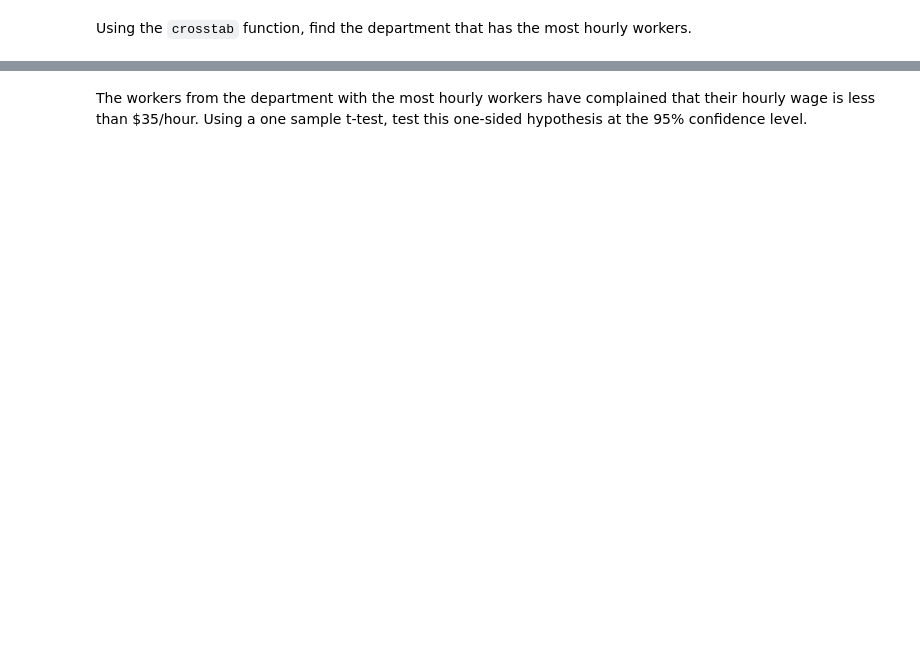
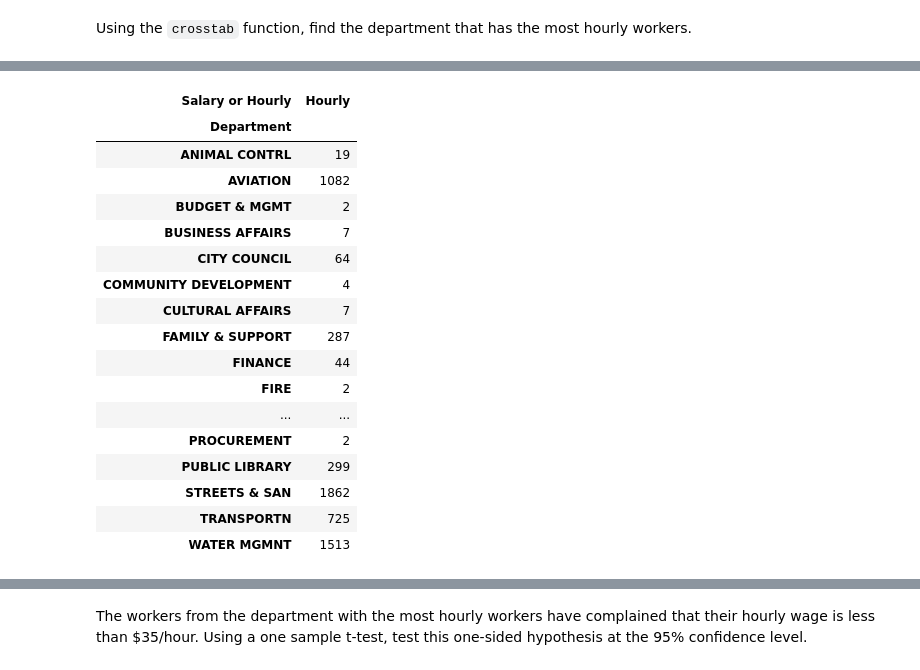
Before and after one commit to Ironhack-Data-Madrid-Enero-2023/6.2-lab_hypothesis_testing, a Jupyter notebook: your-code/main.ipynb, the cells around one changed output, grey strips where cells are left out. Saved outputs shown, nothing was run; the diff lists cells and outputs as text; code cells hidden in the pictures; blank space fills up the shorter version.

```diff
--- a/your-code/main.ipynb
+++ b/your-code/main.ipynb
@@ -52,0 +143,22 @@ Using the `crosstab` function, find the department that has the most hourly work
+# %%
+hourly_dept_table = pd.crosstab(hourly_employees["Department"], hourly_employees['Salary or Hourly'])
+hourly_dept_table
+# %% [output]
+| Salary or Hourly | Hourly |
+| Department |  |
+| ANIMAL CONTRL | 19 |
+| AVIATION | 1082 |
+| BUDGET & MGMT | 2 |
+| BUSINESS AFFAIRS | 7 |
+| CITY COUNCIL | 64 |
+| COMMUNITY DEVELOPMENT | 4 |
+| CULTURAL AFFAIRS | 7 |
+| FAMILY & SUPPORT | 287 |
+| FINANCE | 44 |
+| FIRE | 2 |
+| ... | ... |
+| PROCUREMENT | 2 |
+| PUBLIC LIBRARY | 299 |
+| STREETS & SAN | 1862 |
+| TRANSPORTN | 725 |
+| WATER MGMNT | 1513 |
```
Also changed, not shown: parts of 29 cells of this notebook.
